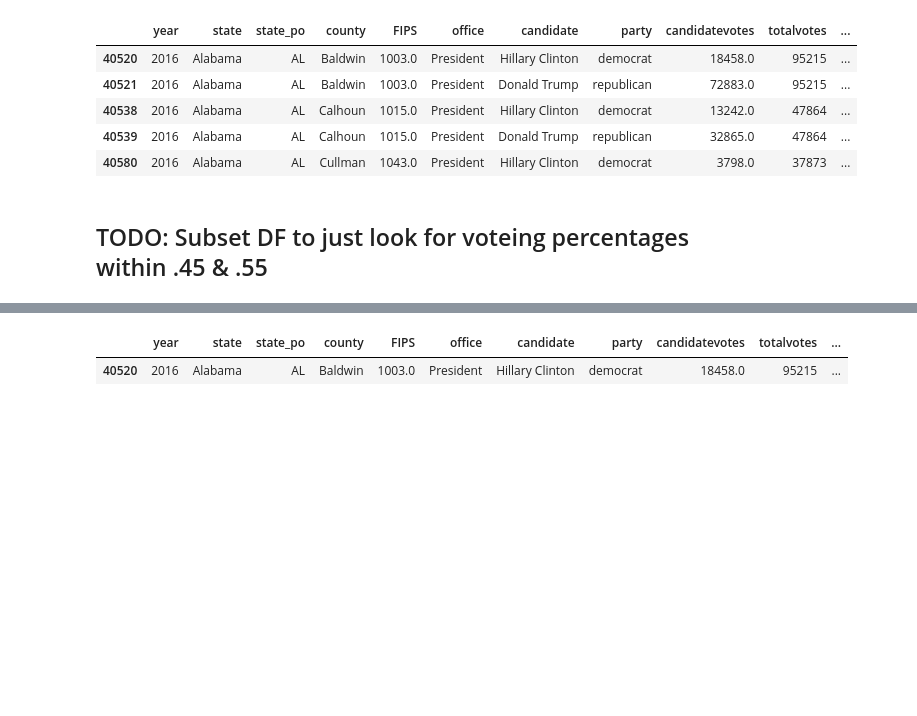
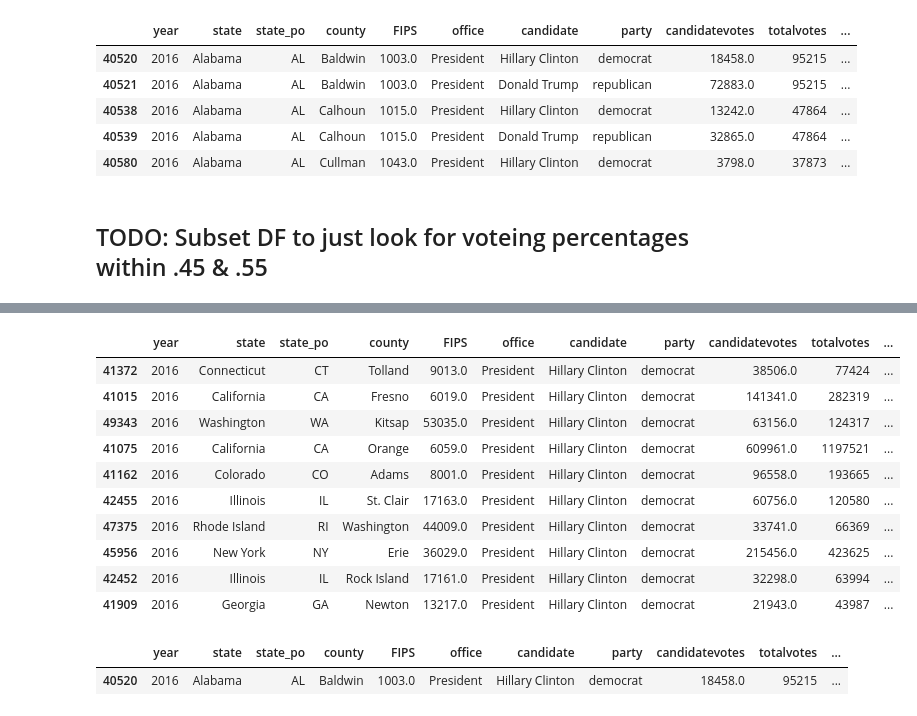
Before and after one commit to VallieTracy/Pres-Election-Partisan-Breakdown, a Jupyter notebook: Liz-nb.ipynb, the cells around one changed output, grey strips where cells are left out. Saved outputs shown, nothing was run; the diff lists cells and outputs as text; code cells hidden in the pictures; blank space fills up the shorter version.

```diff
--- a/Liz-nb.ipynb
+++ b/Liz-nb.ipynb
@@ -101,3 +114,18 @@ even.head(1)
+# %%
+just_HC_high_votes=even[even['candidate']=='Hillary Clinton']
+just_HC_high_votes.sample(10)
+# %% [output]
+|  | year | state | state_po | county | FIPS | office | candidate | party | candidatevotes | totalvotes | ... |
+| 41372 | 2016 | Connecticut | CT | Tolland | 9013.0 | President | Hillary Clinton | democrat | 38506.0 | 77424 | ... |
+| 41015 | 2016 | California | CA | Fresno | 6019.0 | President | Hillary Clinton | democrat | 141341.0 | 282319 | ... |
+| 49343 | 2016 | Washington | WA | Kitsap | 53035.0 | President | Hillary Clinton | democrat | 63156.0 | 124317 | ... |
+| 41075 | 2016 | California | CA | Orange | 6059.0 | President | Hillary Clinton | democrat | 609961.0 | 1197521 | ... |
+| 41162 | 2016 | Colorado | CO | Adams | 8001.0 | President | Hillary Clinton | democrat | 96558.0 | 193665 | ... |
+| 42455 | 2016 | Illinois | IL | St. Clair | 17163.0 | President | Hillary Clinton | democrat | 60756.0 | 120580 | ... |
+| 47375 | 2016 | Rhode Island | RI | Washington | 44009.0 | President | Hillary Clinton | democrat | 33741.0 | 66369 | ... |
+| 45956 | 2016 | New York | NY | Erie | 36029.0 | President | Hillary Clinton | democrat | 215456.0 | 423625 | ... |
+| 42452 | 2016 | Illinois | IL | Rock Island | 17161.0 | President | Hillary Clinton | democrat | 32298.0 | 63994 | ... |
+| 41909 | 2016 | Georgia | GA | Newton | 13217.0 | President | Hillary Clinton | democrat | 21943.0 | 43987 | ... |
 # %%
 even = highest_tot_votes[highest_tot_votes['percent'] < .56]
 even.head(1)
```
Also changed, not shown: parts of 7 cells of this notebook.
